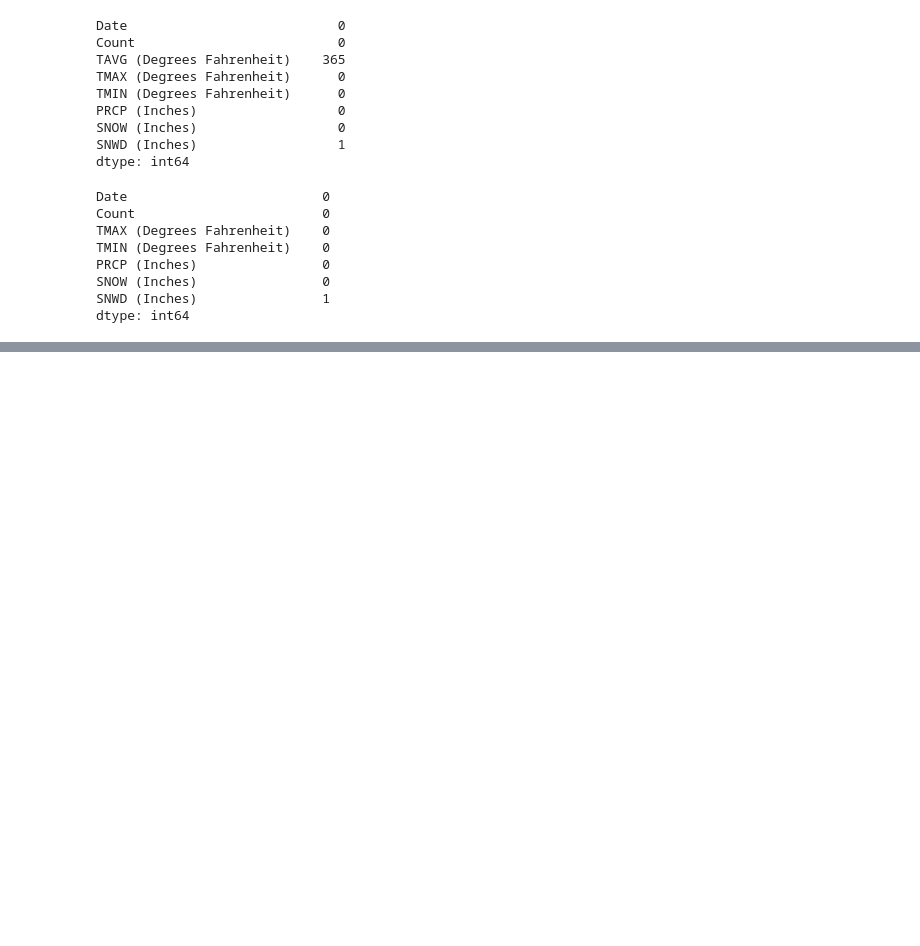
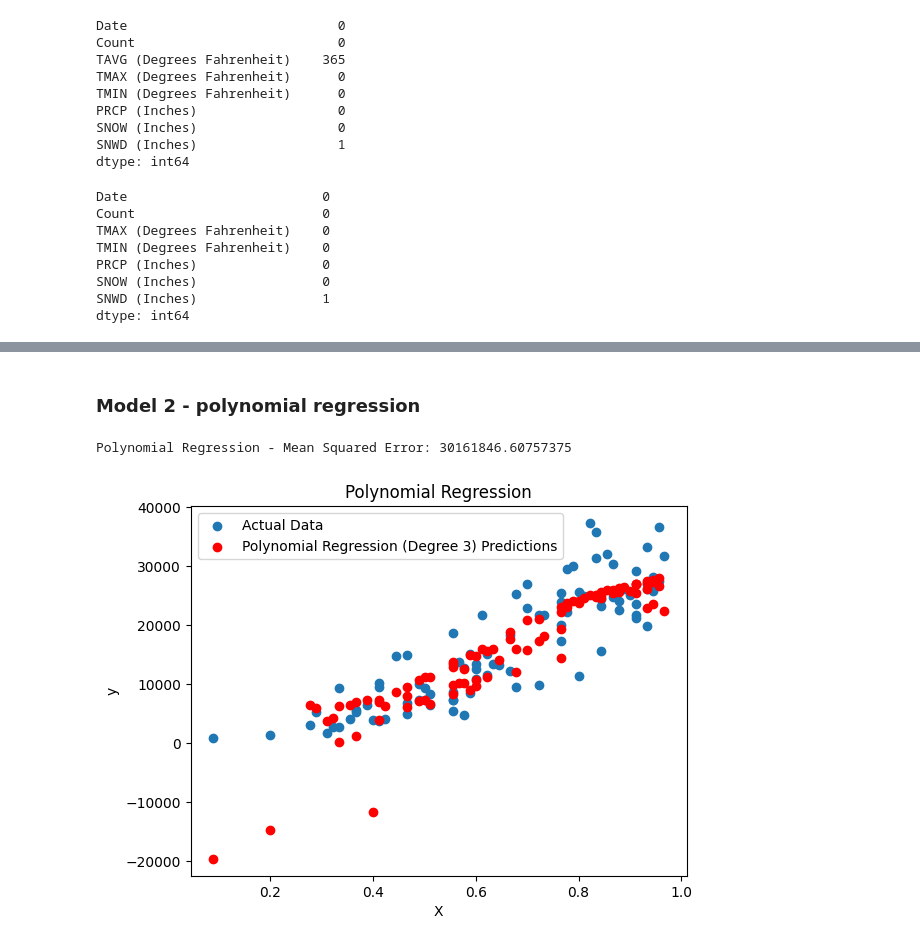
Before and after one commit to mikoMaz/ml_project_2023_24, a Jupyter notebook: ml_project_2023_24.ipynb, the cells around one changed output, grey strips where cells are left out. Drawn from its saved outputs; the diff is of its cells as text; code cells hidden in the pictures; blank space fills up the shorter version.

```diff
--- a/ml_project_2023_24.ipynb
+++ b/ml_project_2023_24.ipynb
@@ -258,0 +304,30 @@ merged_df
+# %% [markdown]
+### Model 2 - polynomial regression
+# %%
+degree = 3
+poly_features = PolynomialFeatures(degree=degree, include_bias=False)
+X_train_poly = poly_features.fit_transform(X_train_normalized)
+X_test_poly = poly_features.transform(X_test_normalized)
+
+poly_reg_model = LinearRegression()
+poly_reg_model.fit(X_train_poly, y_train)
+
+y_pred_poly = poly_reg_model.predict(X_test_poly)
+
+mse_poly = mean_squared_error(y_test, y_pred_poly)
+print(f"Polynomial Regression - Mean Squared Error: {mse_poly}")
+
+sorted_indices = X_test_normalized[:, 0].argsort()
+X_test_sorted = X_test_normalized[sorted_indices]
+y_test_sorted = y_test.iloc[sorted_indices]
+
+plt.scatter(X_test_normalized[:, 0], y_test, label='Actual Data')
+plt.scatter(X_test_sorted[:, 0], y_pred_poly[sorted_indices], color='red', label=f'Polynomial Regression (Degree {degree}) Predictions')
+plt.xlabel("X")
+plt.ylabel("y")
+plt.title("Polynomial Regression")
+plt.legend()
+plt.show()
+# %% [output]
+Polynomial Regression - Mean Squared Error: 30161846.60757375
+[figure, added]
```
Also changed, not shown: parts of 11 cells of this notebook.
